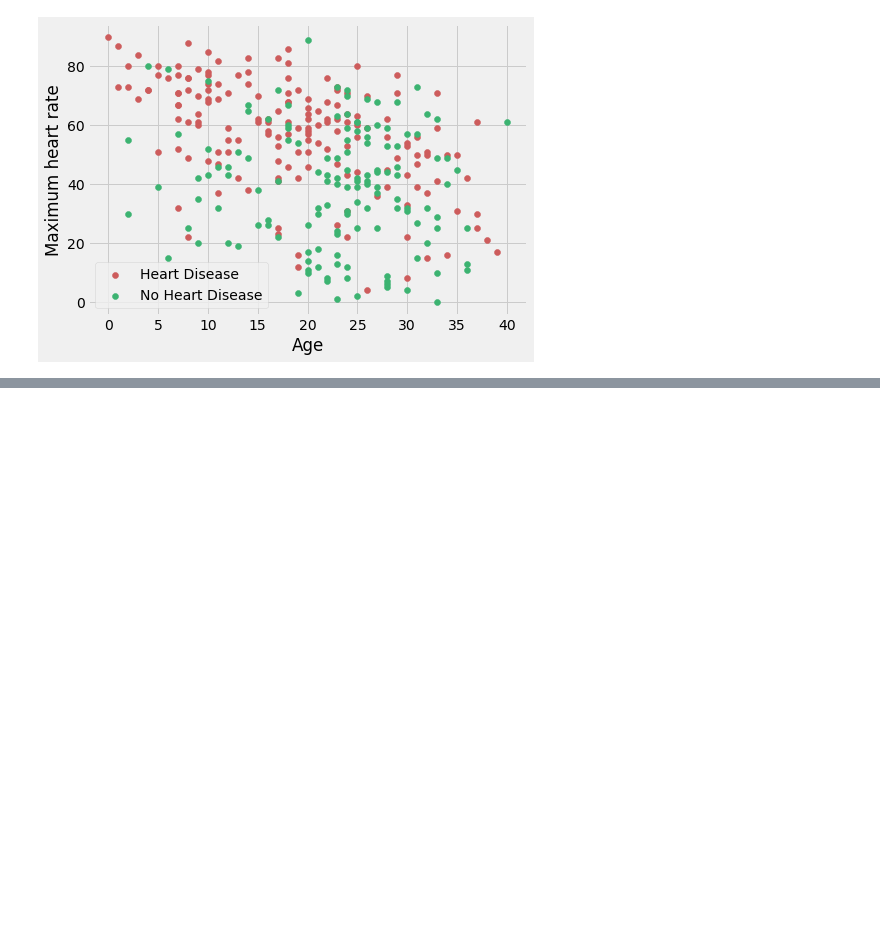
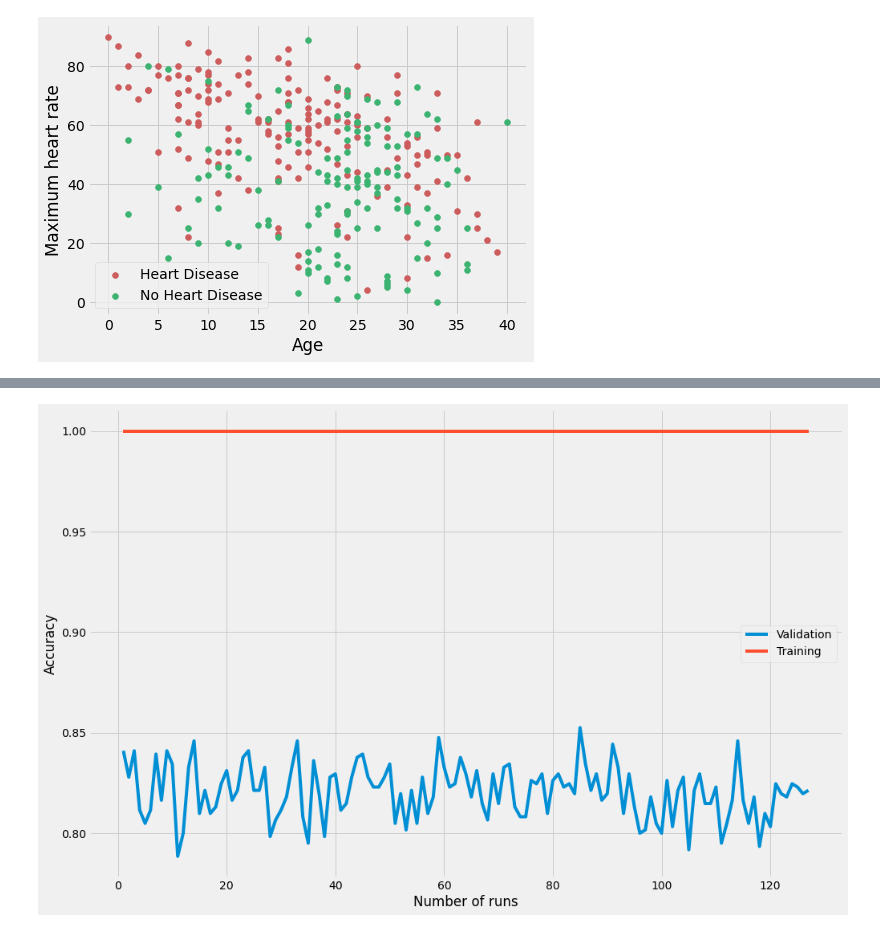
Before and after one commit to EndiMuceku/in3062-coursework, a Jupyter notebook: heartData.ipynb, the cells around one changed output, grey strips where cells are left out. Cells and saved outputs as stored; diff of their text form; code cells hidden in the pictures; blank space fills up the shorter version.

```diff
--- a/heartData.ipynb
+++ b/heartData.ipynb
@@ -178,6 +226,7 @@ Mean accuracy (kNN): 0.705
 # %%
 #measuring the accuracy for the k-nearest neighbour model with distance weights
-accuracy_sum = 0
+accuracy_sum_test = 0
+accuracy_sum_train = 0
 for i in range (1, 11):
     #split the dataset
     X_train, X_test, y_train, y_test = train_test_split(
@@ -186,11 +235,15 @@ for i in range (1, 11):
     knn = KNeighborsClassifier(weights='distance')
     knn.fit(X_train, y_train)
     #make predictions
-    y_pred_knn = knn.predict(X_test)
+    y_pred_knn_test = knn.predict(X_test)
+    y_pred_knn_train = knn.predict(X_train)
     #print accuracy for each trial
-    print('Trial ' + str(i) + ', kNN Accuracy: %.3f' % accuracy_score(y_test, y_pred_knn))
-    accuracy_sum += accuracy_score(y_test, y_pred_knn)
-    accuracy_mean = accuracy_sum / 10
+    print('Trial ' + str(i) + ', kNN Accuracy: %.3f' % accuracy_score(y_test, y_pred_knn_test))
+    accuracy_sum_test += accuracy_score(y_test, y_pred_knn_test)
+    accuracy_sum_train += accuracy_score(y_train, y_pred_knn_train)
+accuracy_mean_test = accuracy_sum_test / 10
+accuracy_mean_train = accuracy_sum_train / 10
 #print mean accuracy score
-print ('Mean accuracy (kNN): %.3f' % accuracy_mean)
+print ('Mean accuracy (kNN Test): %.3f' % accuracy_mean_test)
+print ('Mean accuracy (kNN Train): %.3f' % accuracy_mean_train)
 # %% [output]
@@ -237,0 +302,32 @@ Mean accuracy (RF): 0.807
+# %%
+plt.figure(figsize=(15,10))
+
+testList = []
+trainingList = []
+nums = []
+for i in range(1,128):
+    accuracy_sum_test = 0
+    accuracy_sum_train = 0
+    for j in range(1, 11):
+        #split the dataset
+        X_train, X_test, y_train, y_test = train_test_split(X, y, test_size=0.2)
+        rf = RandomForestClassifier()
+        rf.fit(X_train, y_train)
+        #make predictions
+        y_pred_rf_test = rf.predict(X_test)
+        y_pred_rf_train = rf.predict(X_train)
+        accuracy_sum_test += accuracy_score(y_test, y_pred_rf_test)
+        accuracy_sum_train += accuracy_score(y_train, y_pred_rf_train)
+    accuracy_mean_test = accuracy_sum_test / 10
+    accuracy_mean_train = accuracy_sum_train / 10
+    testList.append(accuracy_mean_test)
+    trainingList.append(accuracy_mean_train)
+    nums.append(i)
+plt.plot(nums, testList)
+plt.plot(nums, trainingList)
+plt.legend(["Validation", "Training"])
+plt.xlabel("Number of runs")
+plt.ylabel("Accuracy")
+plt.show()
+# %% [output]
+[figure, added]
```
Also changed, not shown: parts of 15 cells of this notebook.
